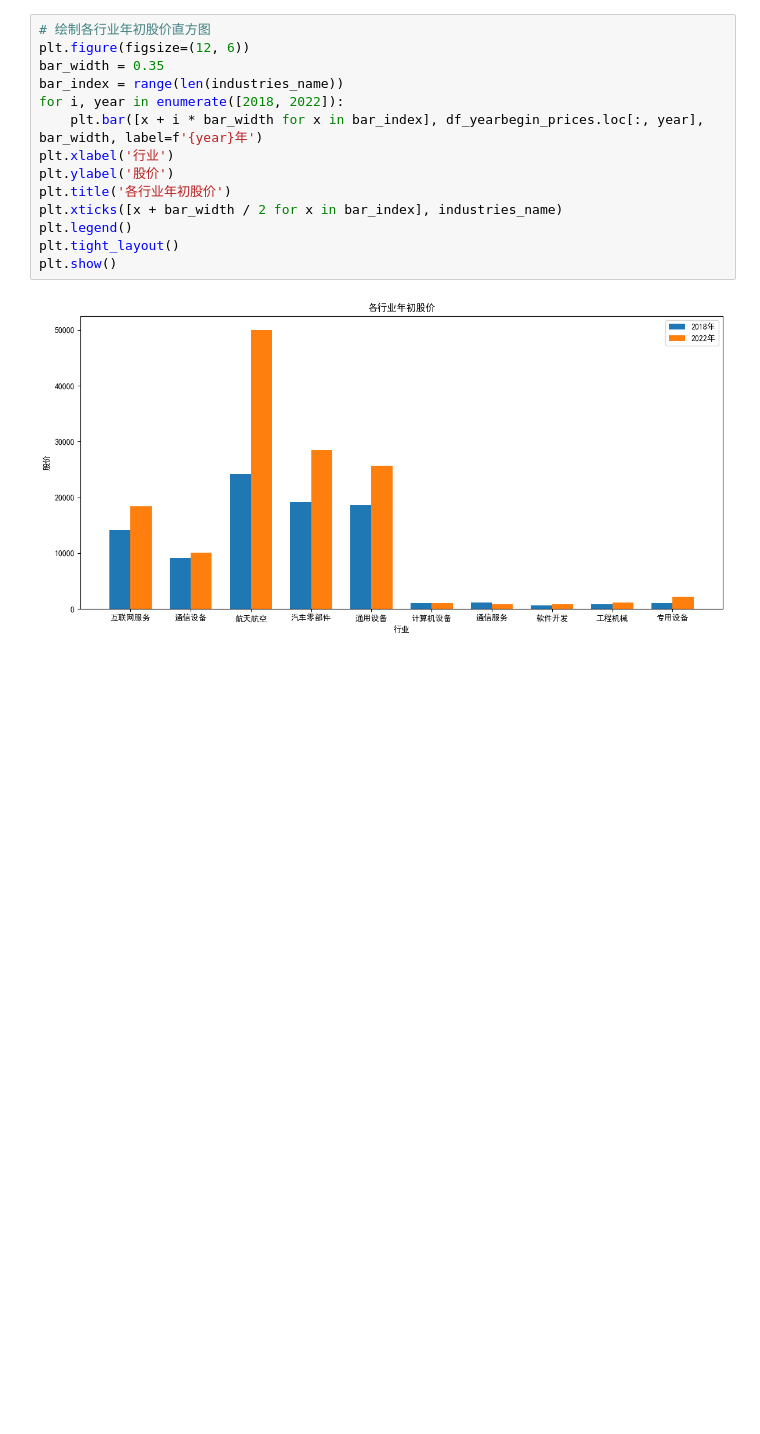
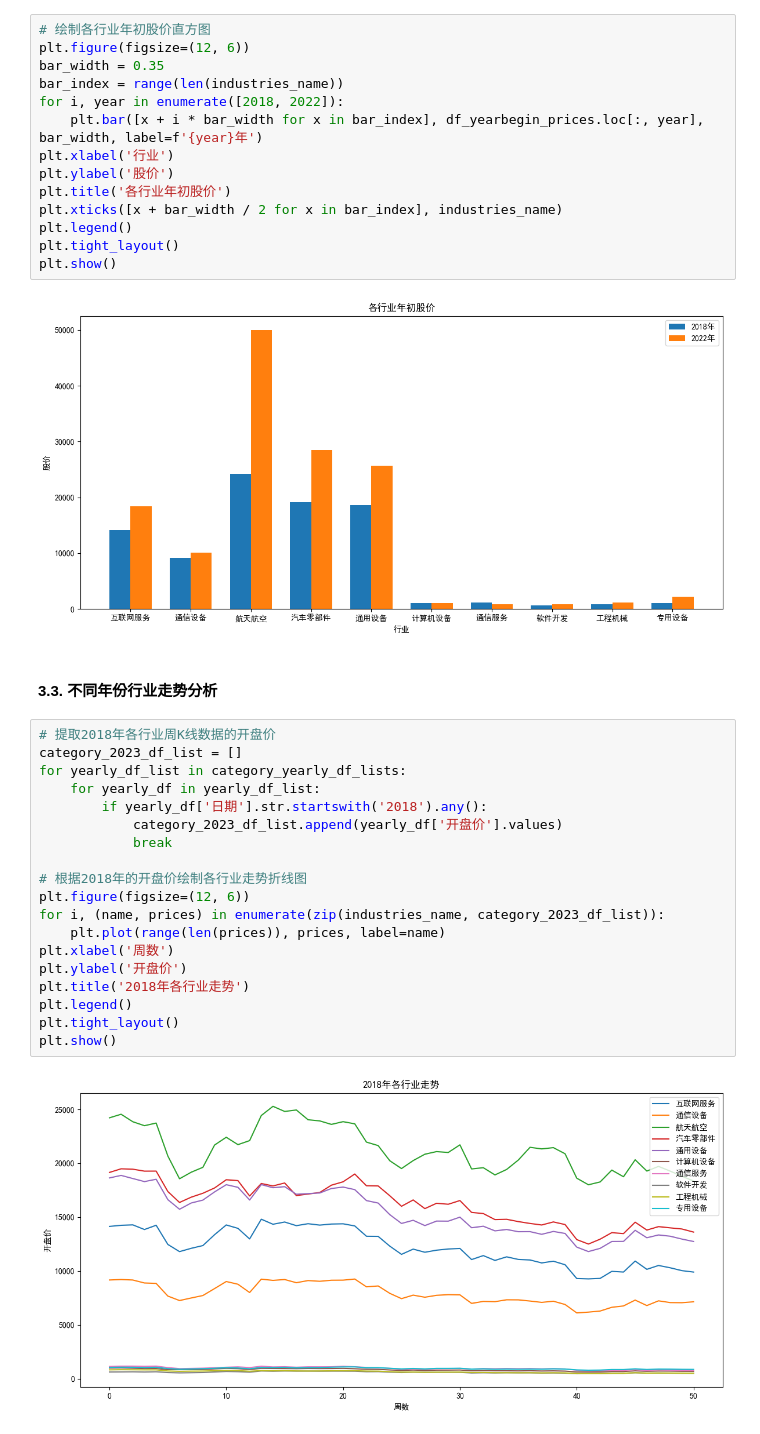
Before and after one commit to R3c0ger/crawling-analysis-and-modeling-of-stock-data, a Jupyter notebook: stock_crawler.ipynb, the cells around one changed output. Saved outputs shown, nothing was run; the diff lists cells and outputs as text; blank space fills up the shorter version.

```diff
--- a/stock_crawler.ipynb
+++ b/stock_crawler.ipynb
@@ -626,3 +626,26 @@ plt.tight_layout()
 plt.show()
 # %% [output]
 [figure]
+# %% [markdown]
+#### 3.3. 不同年份行业走势分析
+# %%
+# 提取2018年各行业周K线数据的开盘价
+category_2023_df_list = []
+for yearly_df_list in category_yearly_df_lists:
+    for yearly_df in yearly_df_list:
+        if yearly_df['日期'].str.startswith('2018').any():
+            category_2023_df_list.append(yearly_df['开盘价'].values)
+            break
+
+# 根据2018年的开盘价绘制各行业走势折线图
+plt.figure(figsize=(12, 6))
+for i, (name, prices) in enumerate(zip(industries_name, category_2023_df_list)):
+    plt.plot(range(len(prices)), prices, label=name)
+plt.xlabel('周数')
+plt.ylabel('开盘价')
+plt.title('2018年各行业走势')
+plt.legend()
+plt.tight_layout()
+plt.show()
+# %% [output]
+[figure, added]
```
Also changed, not shown: parts of 1 cell of this notebook.
